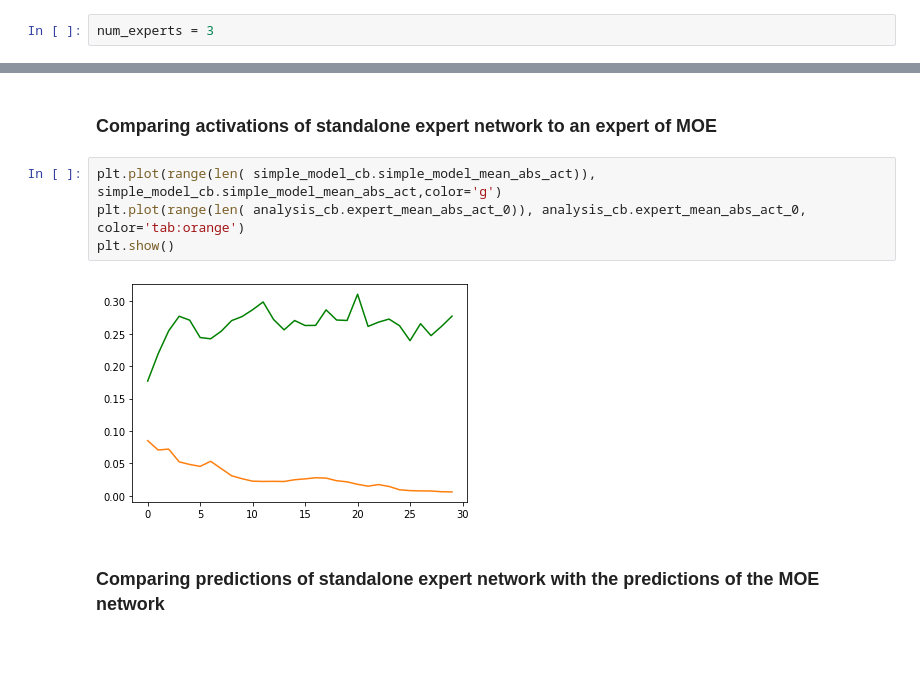
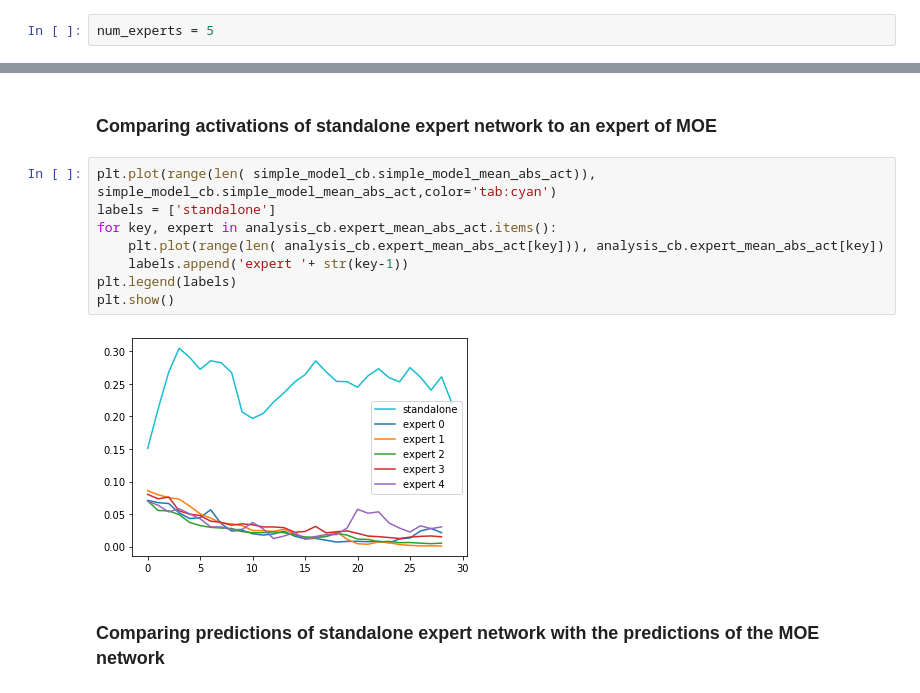
Before and after one commit to yamsgithub/modular_deep_learning, a Jupyter notebook: iris.ipynb, the cells around one changed output, grey strips where cells are left out. Drawn from its saved outputs; the diff is of its cells as text; blank space fills up the shorter version.

Commit message:
generalized the callback output to multiple experts

```diff
--- a/iris.ipynb
+++ b/iris.ipynb
@@ -385,7 +350,7 @@ Epoch 30/30
 # %%
 K.clear_session()
 # %%
-num_experts = 3
+num_experts = 5
 # %%
 #Initialize gate network
 gate = gate_layers(input, num_experts, 'gate_layer')
@@ -452,11 +417,15 @@ Epoch 1/30
 # %% [markdown]
 ### Comparing activations of standalone expert network to an expert of MOE
 # %%
-plt.plot(range(len( simple_model_cb.simple_model_mean_abs_act)), simple_model_cb.simple_model_mean_abs_act,color='g')
-plt.plot(range(len( analysis_cb.expert_mean_abs_act_0)), analysis_cb.expert_mean_abs_act_0, color='tab:orange')
+plt.plot(range(len( simple_model_cb.simple_model_mean_abs_act)), simple_model_cb.simple_model_mean_abs_act,color='tab:cyan')
+labels = ['standalone']
+for key, expert in analysis_cb.expert_mean_abs_act.items():
+    plt.plot(range(len( analysis_cb.expert_mean_abs_act[key])), analysis_cb.expert_mean_abs_act[key])
+    labels.append('expert '+ str(key-1))
+plt.legend(labels)
 plt.show()
 # %% [output]
-[figure, old version]
+[figure, new version]
 # %% [markdown]
 ### Comparing predictions of standalone expert network with the predictions of the MOE network
 # %%
```
Also changed, not shown: parts of 8 cells of this notebook.
